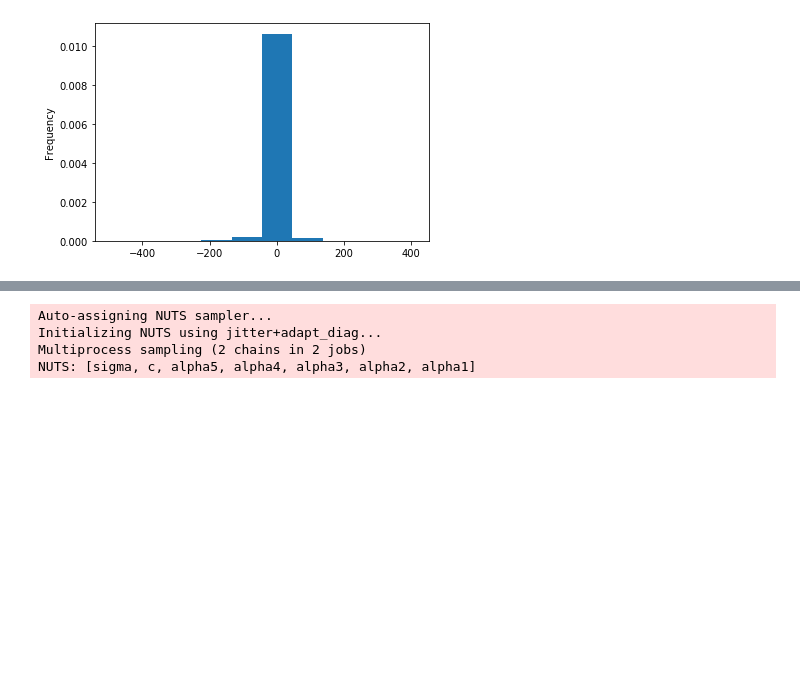
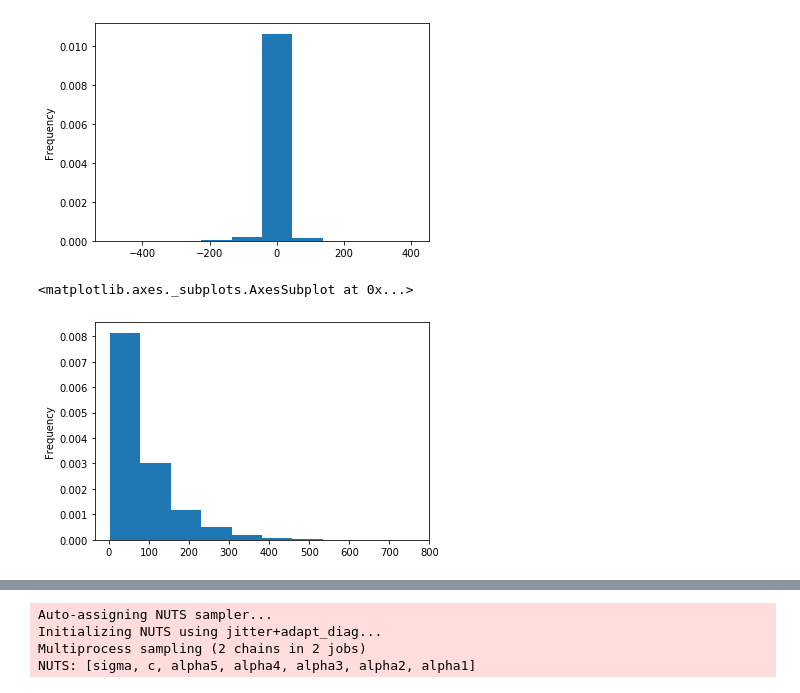
Before and after one commit to Dalanke/PM2.5_Prediction_Model, a Jupyter notebook: Bayesian Inference-Theoretical model.ipynb, the cells around one changed output, grey strips where cells are left out. Cells and saved outputs as stored; diff of their text form; code cells hidden in the pictures; blank space fills up the shorter version.

```diff
--- a/Bayesian Inference-Theoretical model.ipynb
+++ b/Bayesian Inference-Theoretical model.ipynb
@@ -204,7 +210,3 @@ data_new
 
 ### Our model
 $$\frac{\mathrm{d}PM_{2.5}}{\mathrm{d}t} =Background + \sum_{i=0}^5 \alpha_ix_i(x_1=RH,x_2=windspeed,x_3=CO,x_4=NO,x_5=SO_2)$$
-# %%
-# remove PM10
-data_new.drop(columns=['PM10'], inplace=True)
-data_new
@@ -233,4 +238,9 @@ data_new['PM2.5Change'].plot.hist(density=True)
 # %% [output]
 <matplotlib.axes._subplots.AxesSubplot at 0x...>
 [figure]
+# %%
+data_new['PM2.5'].plot.hist(density=True)
+# %% [output]
+<matplotlib.axes._subplots.AxesSubplot at 0x...>
+[figure, added]
 # %%
```
Also changed, not shown: parts of 18 cells of this notebook, 1 other file.
